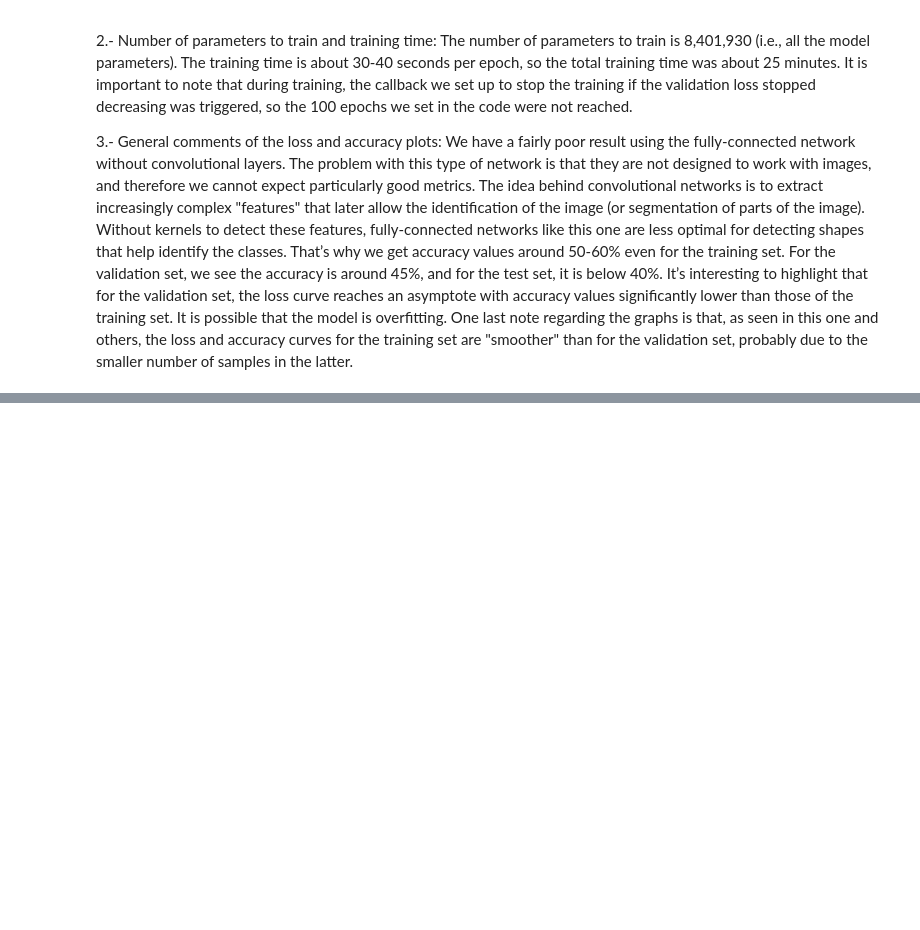
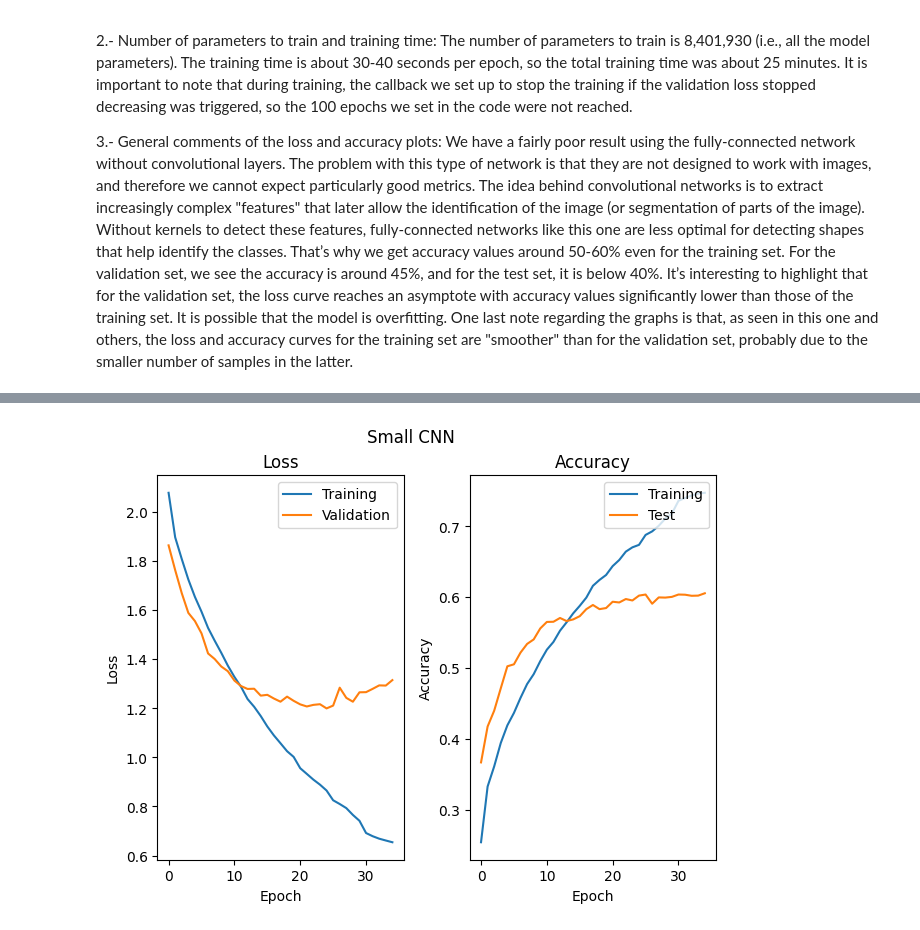
Before and after one commit to svalbuenaa/deep_learning_CNNs, a Jupyter notebook: main.ipynb, the cells around one changed output, grey strips where cells are left out. Saved outputs shown, nothing was run; the diff lists cells and outputs as text; code cells hidden in the pictures; blank space fills up the shorter version.

Commit message:
Kaggle Notebook | deep_learning_CNNs | Small CNN

```diff
--- a/main.ipynb
+++ b/main.ipynb
@@ -482,0 +539,4 @@ We have a fairly poor result using the fully-connected network without convoluti
+# %%
+# Compiling
+model_CNN_small.compile(optimizer=keras.optimizers.Adam(learning_rate=1e-4), loss='categorical_crossentropy', metrics=['accuracy'])
+model_CNN_small.summary()
@@ -482,0 +565,24 @@ We have a fairly poor result using the fully-connected network without convoluti
+# %%
+start = time.time()
+# Training
+
+# Callback for Early stopping
+early_stopping_CNN_small = keras.callbacks.EarlyStopping(
+    monitor='val_loss',
+    patience=10)
+
+# Callback for ReduceLROnPlateau
+ReduceLROnPlateau_CNN_small = keras.callbacks.ReduceLROnPlateau(
+    monitor='val_loss',
+    factor=0.2,
+    patience=5,
+    min_delta=1e-6
+)
+
+history_CNN_small = model_CNN_small.fit(
+    x=train_ds,
+    epochs=100,
+    callbacks = [early_stopping_CNN_small, ReduceLROnPlateau_CNN_small],
+    validation_data = val_ds)
+
+print("Training time: "+str(time.time()-start)+" seconds")
@@ -482,0 +607,5 @@ We have a fairly poor result using the fully-connected network without convoluti
+# %%
+# Training loss and accuracy
+loss_acc_plot(history_CNN_small, "Small CNN")
+# %% [output]
+[figure, added]
```
Also changed, not shown: parts of 16 cells of this notebook.
